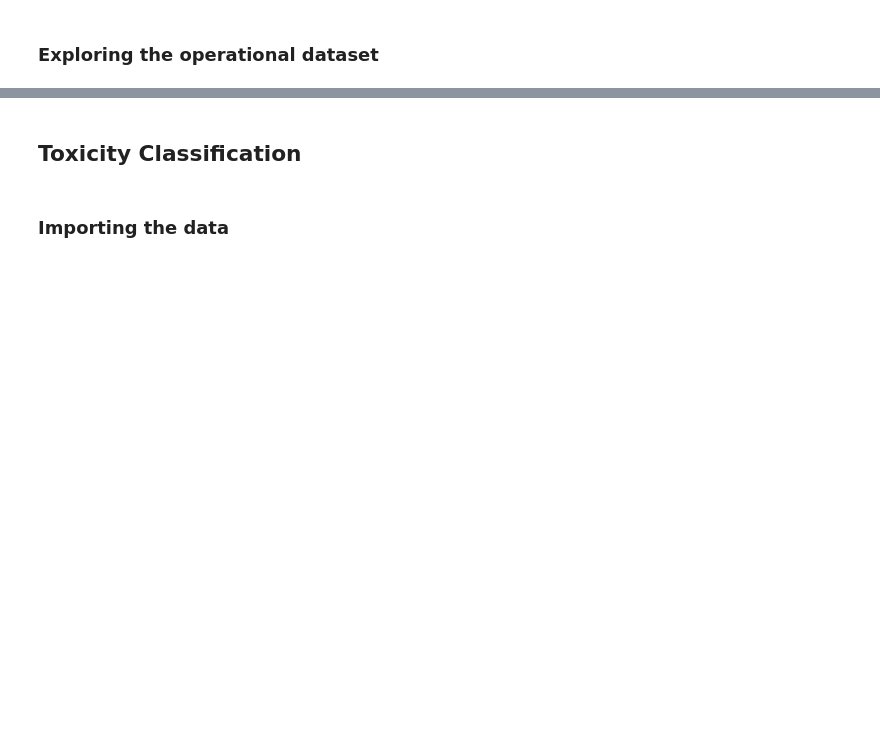
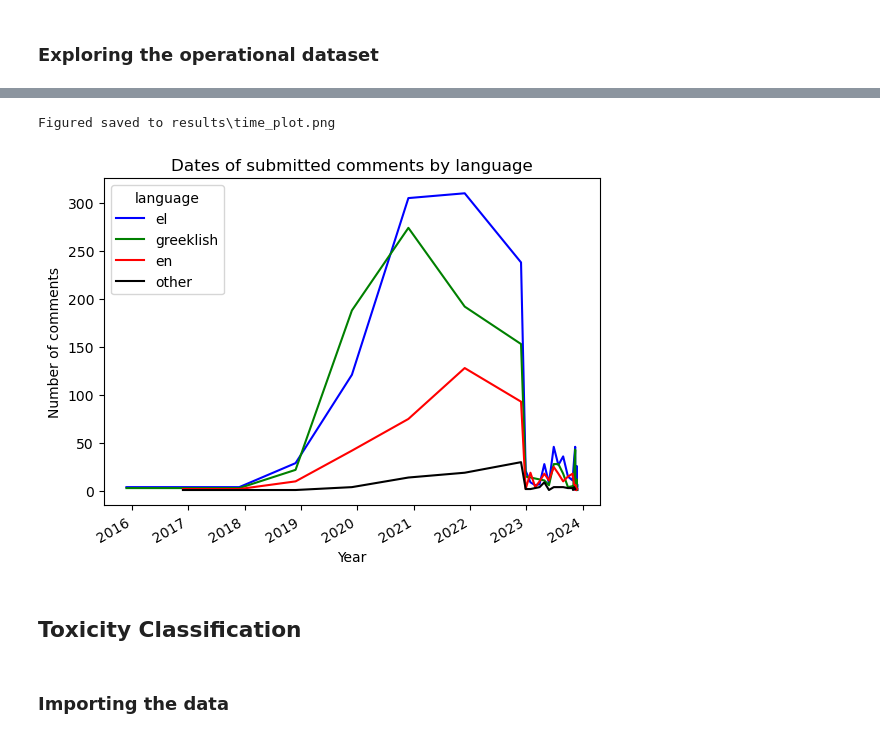
Before and after one commit to dimits-ts/practical_data_science, a Jupyter notebook: translation/lang_identification.ipynb, the cells around one changed output, grey strips where cells are left out. Cells and saved outputs as stored; diff of their text form; code cells hidden in the pictures; blank space fills up the shorter version.

```diff
--- a/translation/lang_identification.ipynb
+++ b/translation/lang_identification.ipynb
@@ -1288,22 +1366,25 @@ date_df2.date
 # %%
 import matplotlib.dates as mdates
 
 
 sns.lineplot(x="date",
              y="text",
              hue="language",
              palette=palette,
              data=date_df2)
 
 plt.title("Dates of submitted comments by language")
-plt.xlabel("Date of comment")
+plt.xlabel("Year")
 plt.ylabel("Number of comments")
 
 plt.gcf().autofmt_xdate()
 plt.gca().fmt_xdata = mdates.DateFormatter('%Y-%m')
 
 save_plot("time_plot.png")
 plt.show()
+# %% [output]
+Figured saved to results\time_plot.png
+[figure, added]
 # %% [markdown]
 ## Toxicity Classification
 # %% [markdown]
```
Also changed, not shown: parts of 20 cells of this notebook, 4 other files.
